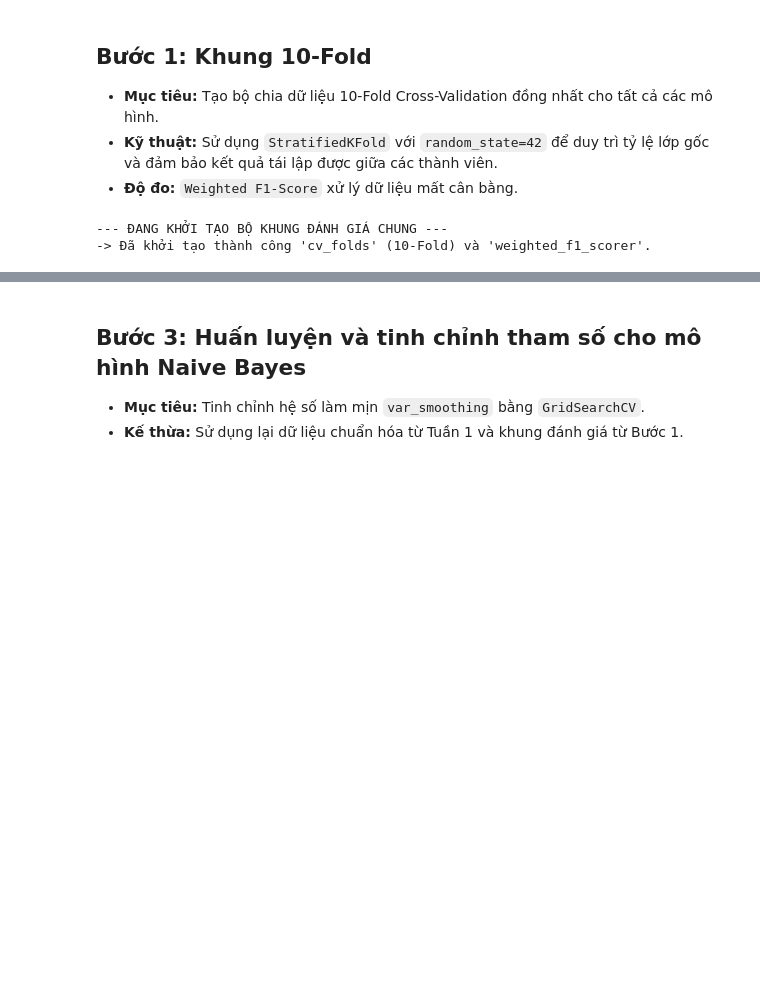
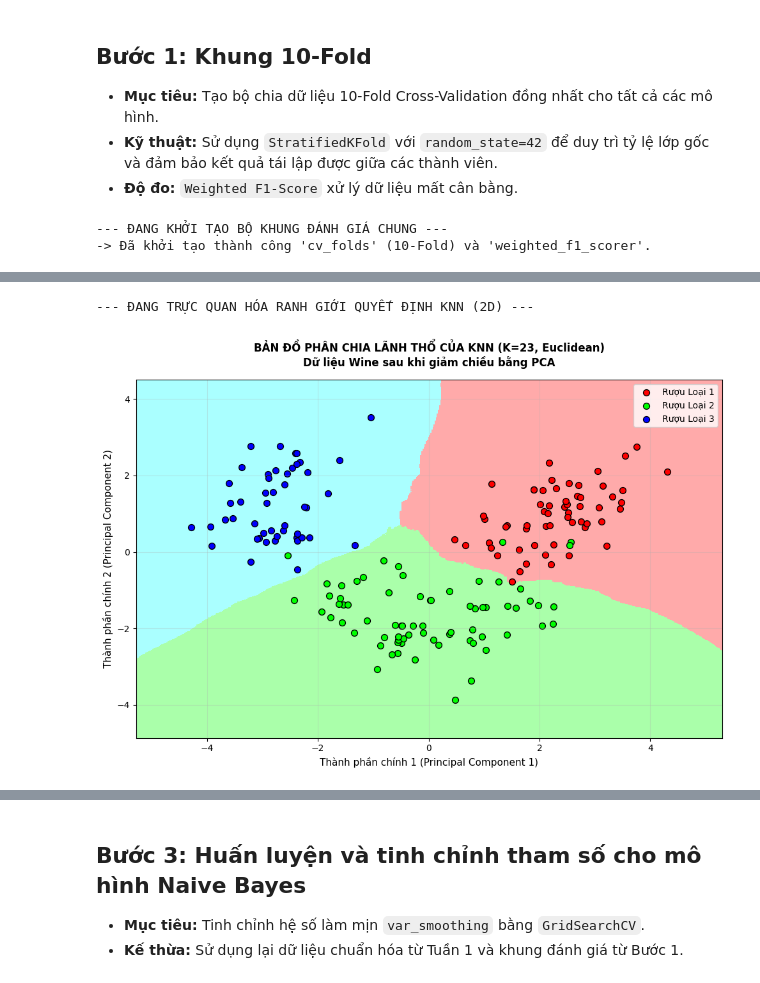
Before and after one commit to minhthu54/Wine-Classification-DataMining, a Jupyter notebook: wine_week1.ipynb, the cells around one changed output, grey strips where cells are left out. Drawn from its saved outputs; the diff is of its cells as text; code cells hidden in the pictures; blank space fills up the shorter version.

```diff
--- a/wine_week1.ipynb
+++ b/wine_week1.ipynb
@@ -149,0 +294,56 @@ print("-> Đã khởi tạo thành công 'cv_folds' (10-Fold) và 'weighted_f1_s
+# %%
+import numpy as np
+import matplotlib.pyplot as plt
+from matplotlib.colors import ListedColormap
+from sklearn.decomposition import PCA
+from sklearn.neighbors import KNeighborsClassifier
+
+print("--- ĐANG TRỰC QUAN HÓA RANH GIỚI QUYẾT ĐỊNH KNN (2D) ---")
+
+pca = PCA(n_components=2, random_state=42)
+X_pca = pca.fit_transform(X_scaled) # Kế thừa X_scaled từ Tuần 1
+
+# 2. Huấn luyện lại mô hình KNN tối ưu (K=23, Euclidean, Distance) trên không gian 2D này
+knn_2d = KNeighborsClassifier(n_neighbors=23, p=2, weights='distance')
+knn_2d.fit(X_pca, labels) # Kế thừa nhãn labels từ Tuần 1
+
+# 3. Tạo một lưới tọa độ (Meshgrid) dày đặc để tô màu nền cho từng vùng lãnh thổ
+x_min, x_max = X_pca[:, 0].min() - 1, X_pca[:, 0].max() + 1
+y_min, y_max = X_pca[:, 1].min() - 1, X_pca[:, 1].max() + 1
+xx, yy = np.meshgrid(np.arange(x_min, x_max, 0.02),
+                     np.arange(y_min, y_max, 0.02))
+
+# Dự đoán nhãn cho từng điểm trên lưới tọa độ dày đặc đó
+Z = knn_2d.predict(np.c_[xx.ravel(), yy.ravel()])
+Z = Z.reshape(xx.shape)
+
+# 4. Thiết lập màu sắc (Bảng màu nhẹ cho nền và màu đậm cho điểm dữ liệu thực tế)
+cmap_light = ListedColormap(['#FFAAAA', '#AAFFAA', '#AAFFFF']) # Màu nền đại diện 3 Class rượu
+cmap_bold = ['#FF0000', '#00FF00', '#0000FF'] # Màu điểm thực tế
+
+# 5. Tiến hành vẽ đồ thị
+plt.figure(figsize=(10, 7), facecolor='white')
+# Tô màu nền lãnh thổ phân chia của KNN
+plt.pcolormesh(xx, yy, Z, cmap=cmap_light, shading='auto')
+
+# Vẽ các điểm dữ liệu thực tế của tập Wine lên bản đồ
+for cl in np.unique(labels):
+    plt.scatter(X_pca[labels == cl, 0], X_pca[labels == cl, 1],
+                c=cmap_bold[cl-1], edgecolor='k', s=50,
+                label=f'Rượu Loại {cl}')
+
+plt.xlim(xx.min(), xx.max())
+plt.ylim(yy.min(), yy.max())
+plt.xlabel('Thành phần chính 1 (Principal Component 1)', fontsize=11)
+plt.ylabel('Thành phần chính 2 (Principal Component 2)', fontsize=11)
+plt.title('BẢN ĐỒ PHÂN CHIA LÃNH THỔ CỦA KNN (K=23, Euclidean)\nDữ liệu Wine sau khi giảm chiều bằng PCA',
+          fontsize=12, fontweight='bold', pad=15)
+plt.legend(loc='upper right', frameon=True)
+plt.grid(True, alpha=0.3)
+
+plt.tight_layout()
+plt.savefig('knn_decision_boundary.png', dpi=150)
+plt.show()
+# %% [output]
+--- ĐANG TRỰC QUAN HÓA RANH GIỚI QUYẾT ĐỊNH KNN (2D) ---
+[figure, added]
```
Also changed, not shown: parts of 5 cells of this notebook, 5 other files.
